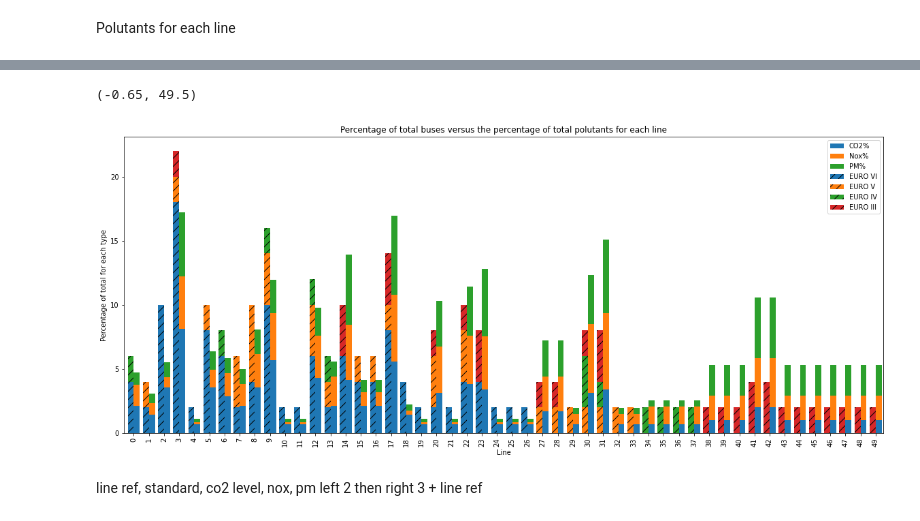
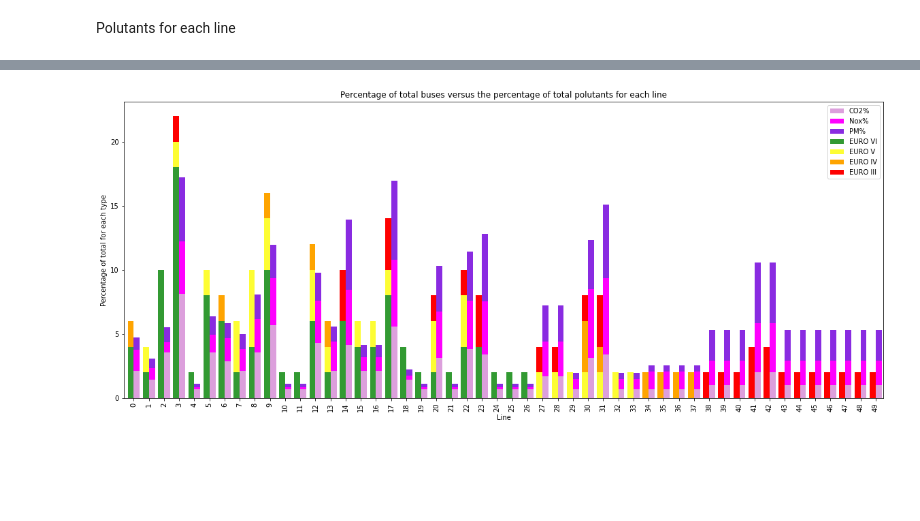
Before and after one commit to JackSandford/ECK, a Jupyter notebook: Self_data_project.ipynb, the cells around one changed output, grey strips where cells are left out. Drawn from its saved outputs; the diff is of its cells as text; code cells hidden in the pictures; blank space fills up the shorter version.

```diff
--- a/Self_data_project.ipynb
+++ b/Self_data_project.ipynb
@@ -278,21 +264,38 @@ display(line_emissions)
 [figure]
 # %%
-fig, ax = plt.subplots()
+def busespolutantsshow():
+  # Calculates colourmap arrays on which to colour the bar charts
+  red = np.array([255/256, 0/256, 0/256, 1])
+  orange = np.array([255/256, 165/256, 0/256, 1])
+  yellow = np.array([254/256, 254/256, 51/256, 1])
+  green = np.array([50/256, 155/256, 50/256, 1])
+  newcolors = [green, yellow , orange, red]
+  newcmp = ListedColormap(newcolors)
 
-line_emissions.plot(kind="bar", stacked=True, width=0.4,
-                  ax=ax, position=0, figsize = (20,8), title = 'Percentage of total buses versus the percentage of total polutants for each line')
-bartable_percentages.plot(kind="bar", stacked=True, width=0.4,
-                   ax=ax, position=1, figsize = (20,8), hatch='//')
+  move = np.array([221/256 ,160/256 ,221/256, 1])
+  pink = np.array([255/256 ,0/256 ,255/256, 1])
+  blue = np.array([138/256 ,43/256 ,226/256, 1])
+  smallcolors = [move, pink, blue]
+  smallcmp= ListedColormap(smallcolors)
 
-ax.set_xlabel('Line')
-ax.set_ylabel('Percentage of total for each type')
-ax.set_xlim(right=len(line_emissions)-0.5)
+  # Overlaps the bar charts over eachother with ax=ax
+  fig, ax = plt.subplots()
+  line_emissions.plot(kind="bar", stacked=True, width=0.4,
+                    ax=ax, position=0, figsize = (20,8),colormap = smallcmp,
+                    title = 'Percentage of total buses versus the percentage of total polutants for each line')
+  bartable_percentages.plot(kind="bar", stacked=True, width=0.4,
+                     ax=ax, position=1, figsize = (20,8), colormap = newcmp)
+
+  # Adds labels and moves the charts to the right of one another
+  ax.set_xlabel('Line')
+  ax.set_ylabel('Percentage of total for each type')
+  ax.set_xlim(right=len(line_emissions)-0.5)
+
+busespolutantsshow()
+
+# Unable to get the lines to show the line number
 # %% [output]
-(-0.65, 49.5)
-[figure, old version]
+[figure, new version]
-# %% [markdown]
-line ref, standard, co2 level, nox, pm
-left 2 then right 3 + line ref
 # %%
 def create_alldf():
   alldf = pd.DataFrame()
```
Also changed, not shown: parts of 3 cells of this notebook.
